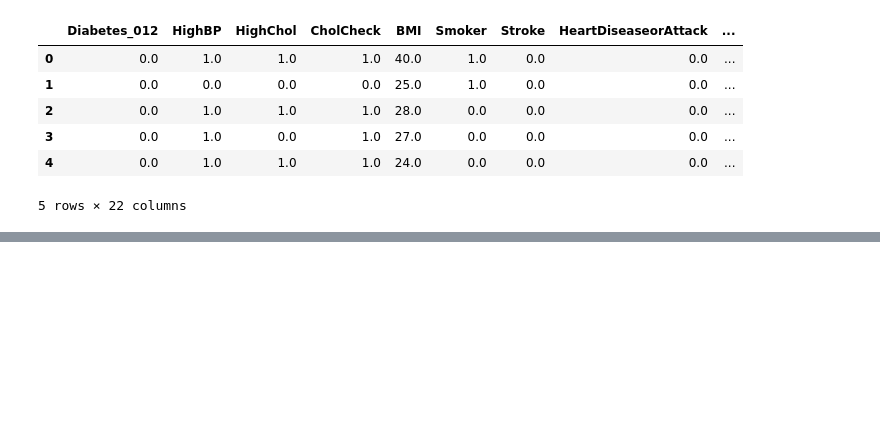
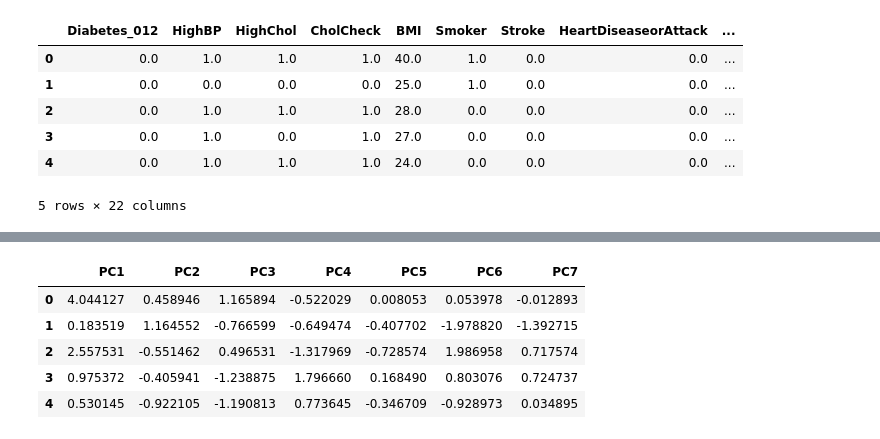
Before and after one commit to andnic51294/Diabetes_prediction, a Jupyter notebook: Feature_eng.ipynb, the cells around one changed output, grey strips where cells are left out. Drawn from its saved outputs; the diff is of its cells as text; code cells hidden in the pictures; blank space fills up the shorter version.

```diff
--- a/Feature_eng.ipynb
+++ b/Feature_eng.ipynb
@@ -40,0 +62,29 @@ file.head()
+# %%
+from sklearn.decomposition import PCA
+
+# features that relatively cover all properties and have a MI score > 0.01 with the target
+features = ["GenHlth", "HighBP", "BMI", "DiffWalk", "Education", "Income", "Age"]
+
+# features with MI score > 0.01
+features2 = ["BMI", "GenHlth", "HighBP", "HighChol",  "HeartDiseaseorAttack", "PhysHlth", "Education", "Income", "Age"]
+
+X_ = X.loc[:, features]
+#X_ = X.loc[:, features2]
+X_scaled = (X_ - X_.mean(axis=0)) / X_.std(axis=0)
+
+# Create principal components
+pca = PCA()
+X_pca = pca.fit_transform(X_scaled)
+
+# Convert to dataframe
+component_names = [f"PC{i+1}" for i in range(X_pca.shape[1])]
+X_pca = pd.DataFrame(X_pca, columns=component_names)
+
+X_pca.head()
+# %% [output]
+|  | PC1 | PC2 | PC3 | PC4 | PC5 | PC6 | PC7 |
+| 0 | 4.044127 | 0.458946 | 1.165894 | -0.522029 | 0.008053 | 0.053978 | -0.012893 |
+| 1 | 0.183519 | 1.164552 | -0.766599 | -0.649474 | -0.407702 | -1.978820 | -1.392715 |
+| 2 | 2.557531 | -0.551462 | 0.496531 | -1.317969 | -0.728574 | 1.986958 | 0.717574 |
+| 3 | 0.975372 | -0.405941 | -1.238875 | 1.796660 | 0.168490 | 0.803076 | 0.724737 |
+| 4 | 0.530145 | -0.922105 | -1.190813 | 0.773645 | -0.346709 | -0.928973 | 0.034895 |
```
Also changed, not shown: parts of 18 cells of this notebook.
